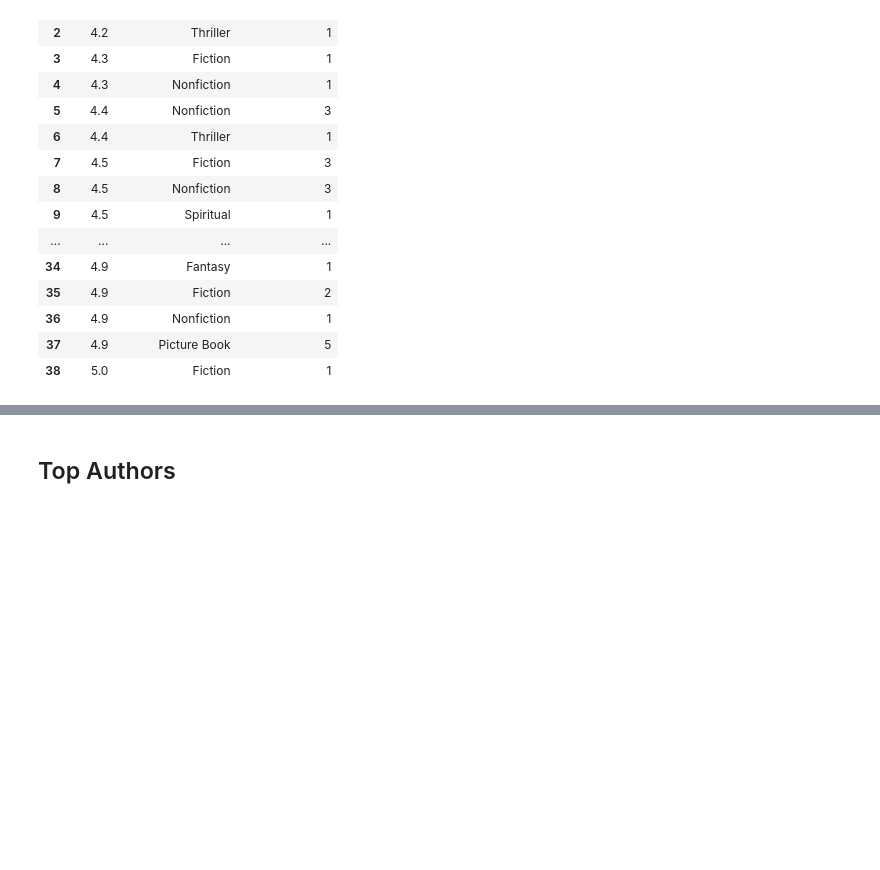
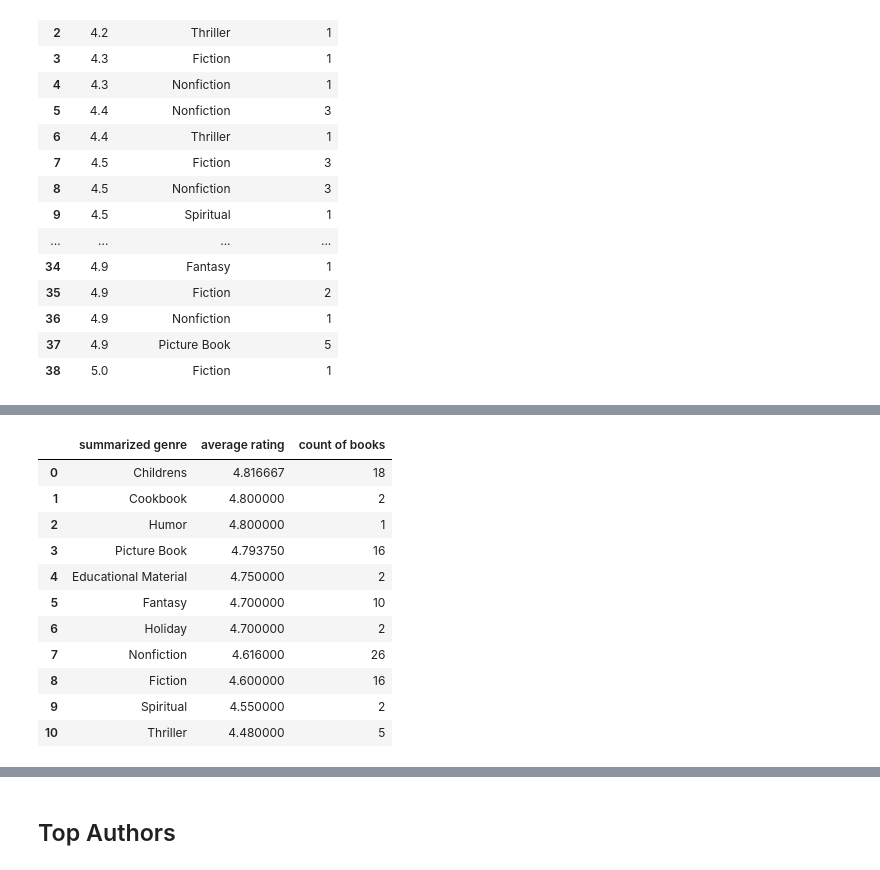
Before and after one commit to chloelecomte/TrendingBooks, a Jupyter notebook: TrendingBooks.ipynb, the cells around one changed output, grey strips where cells are left out. Cells and saved outputs as stored; diff of their text form; code cells hidden in the pictures; blank space fills up the shorter version.

```diff
--- a/TrendingBooks.ipynb
+++ b/TrendingBooks.ipynb
@@ -404,0 +403,30 @@ genre_rating_barplots = genre_rating.groupby('summarized genre').plot(
+# %%
+# average ratings by genre
+# use groupby to make genre rating table
+avg_genre_rating = books.groupby('summarized genre').agg(
+    {'rating':'mean',
+    'book title':'count'}
+)
+avg_genre_rating.columns = ['average rating', 'count of books']
+
+avg_genre_rating = avg_genre_rating.sort_values(
+    by = 'average rating',
+    ascending = False
+)
+
+avg_genre_rating = avg_genre_rating.reset_index()
+
+avg_genre_rating
+# %% [output]
+|  | summarized genre | average rating | count of books |
+| 0 | Childrens | 4.816667 | 18 |
+| 1 | Cookbook | 4.800000 | 2 |
+| 2 | Humor | 4.800000 | 1 |
+| 3 | Picture Book | 4.793750 | 16 |
+| 4 | Educational Material | 4.750000 | 2 |
+| 5 | Fantasy | 4.700000 | 10 |
+| 6 | Holiday | 4.700000 | 2 |
+| 7 | Nonfiction | 4.616000 | 26 |
+| 8 | Fiction | 4.600000 | 16 |
+| 9 | Spiritual | 4.550000 | 2 |
+| 10 | Thriller | 4.480000 | 5 |
```
Also changed, not shown: parts of 8 cells of this notebook, 1 other file.
